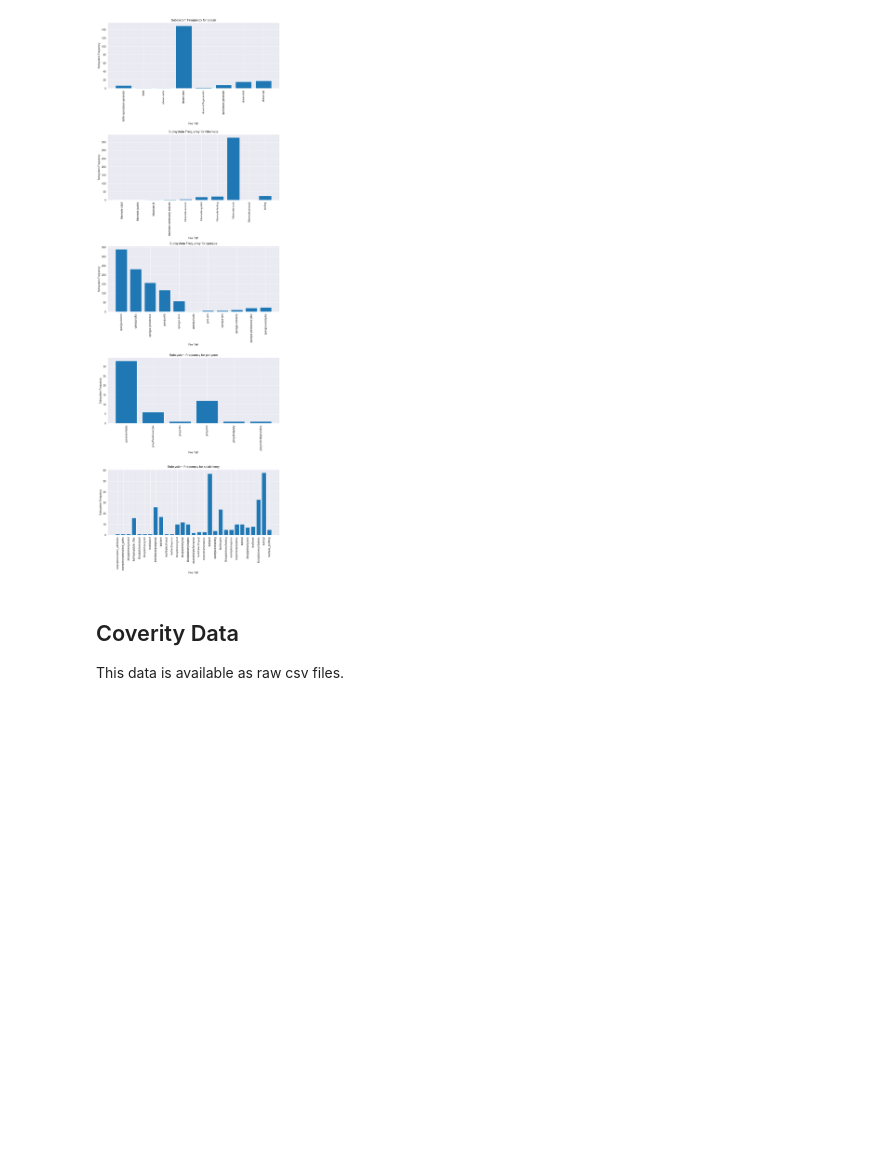
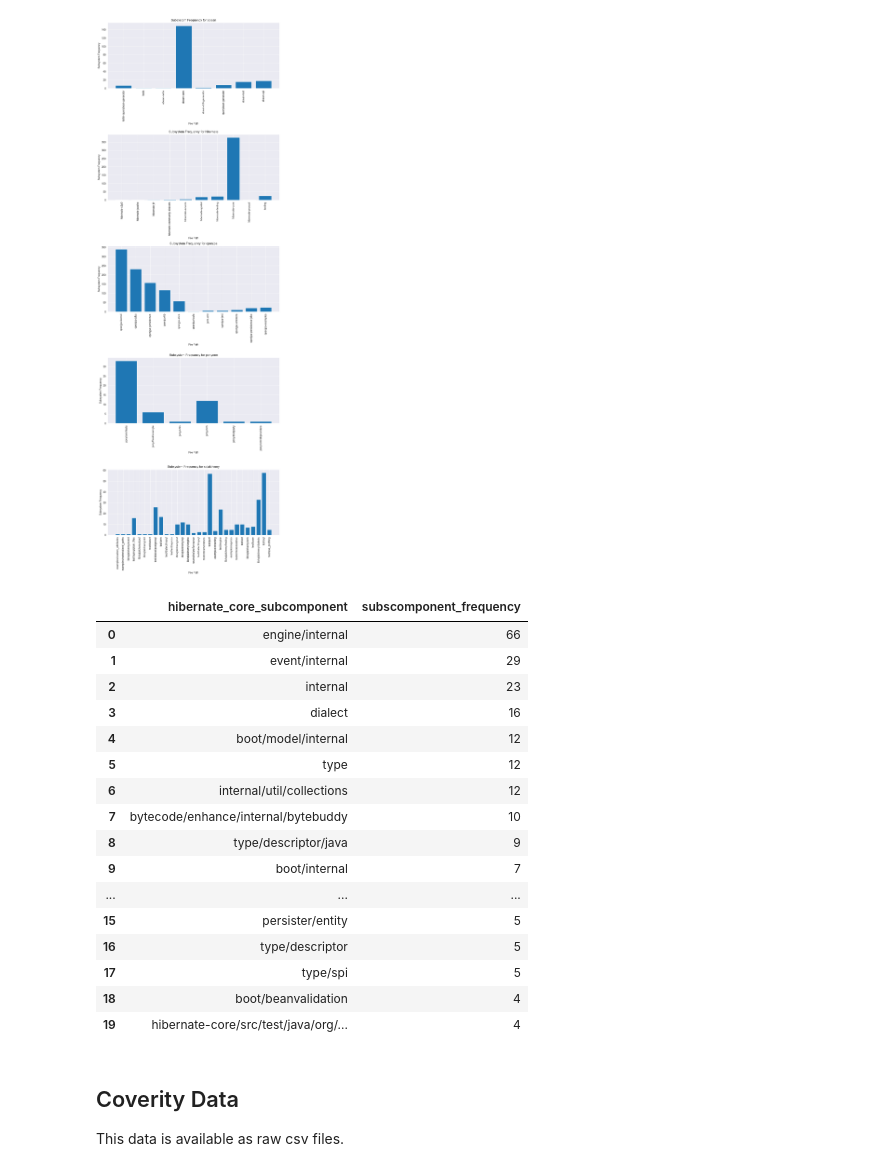
Before and after one commit to Hashir-Jamil/static-analysis-tools-comparison, a Jupyter notebook: static_analysis_data.ipynb, the cells around one changed output. Drawn from its saved outputs; the diff is of its cells as text; code cells hidden in the pictures; blank space fills up the shorter version.

```diff
--- a/static_analysis_data.ipynb
+++ b/static_analysis_data.ipynb
@@ -187,6 +187,42 @@ plt.savefig("plots/sonarcloud_subsystem_frequency.pdf", format="pdf", bbox_inche
 plt.show()
 # %% [output]
 [figure]
+# %%
+import re
+
+def extract_subcomponent(pattern,text):
+    match = re.search(pattern,text)
+    if match:
+        return match.group(1)
+    else:
+        return text
+
+core_pattern = r"hibernate-core/src/main/java/org/hibernate/(.*?)/(?=[A-Z])"
+hibernate_core_df = pd.read_csv('sonarcloud_data/csv/sonarcloud_hibernate-orm.csv')
+hibernate_core_df = hibernate_core_df[hibernate_core_df['file_path'].str.contains('hibernate-core')]
+hibernate_core_df['hibernate_core_subcomponent'] = hibernate_core_df['file_path'].apply(lambda x: extract_subcomponent(core_pattern,x))
+hibernate_core_df = hibernate_core_df.groupby(['hibernate_core_subcomponent']).size().reset_index(name='subscomponent_frequency')
+hibernate_core_df.sort_values(by=['subscomponent_frequency'], ascending=False, inplace=True)
+hibernate_core_df.reset_index(drop=True, inplace=True)
+hibernate_core_df.head(20)
+# %% [output]
+|  | hibernate_core_subcomponent | subscomponent_frequency |
+| 0 | engine/internal | 66 |
+| 1 | event/internal | 29 |
+| 2 | internal | 23 |
+| 3 | dialect | 16 |
+| 4 | boot/model/internal | 12 |
+| 5 | type | 12 |
+| 6 | internal/util/collections | 12 |
+| 7 | bytecode/enhance/internal/bytebuddy | 10 |
+| 8 | type/descriptor/java | 9 |
+| 9 | boot/internal | 7 |
+| ... | ... | ... |
+| 15 | persister/entity | 5 |
+| 16 | type/descriptor | 5 |
+| 17 | type/spi | 5 |
+| 18 | boot/beanvalidation | 4 |
+| 19 | hibernate-core/src/test/java/org/... | 4 |
 # %% [markdown]
 ## Coverity Data
 This data is available as raw csv files.
```
Also changed, not shown: 12 other files.
